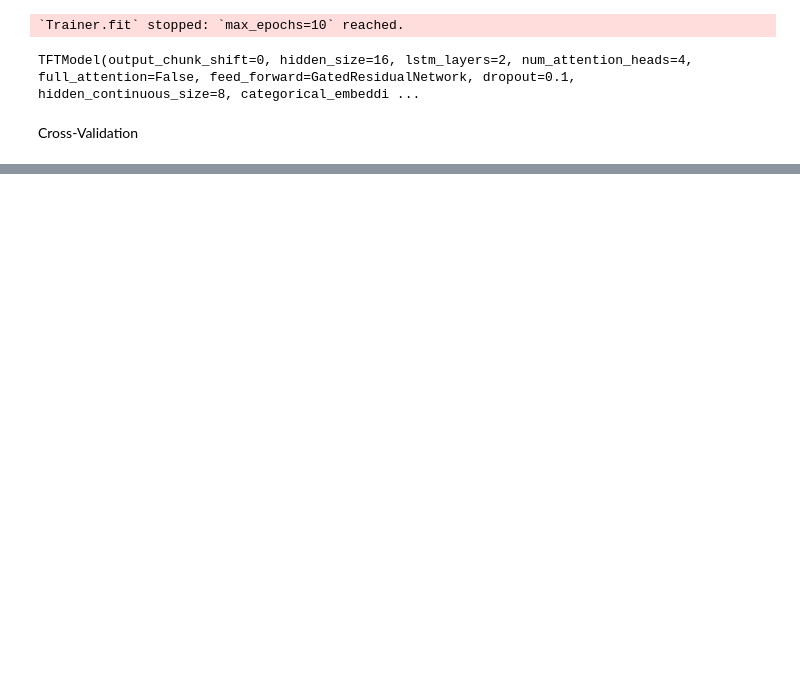
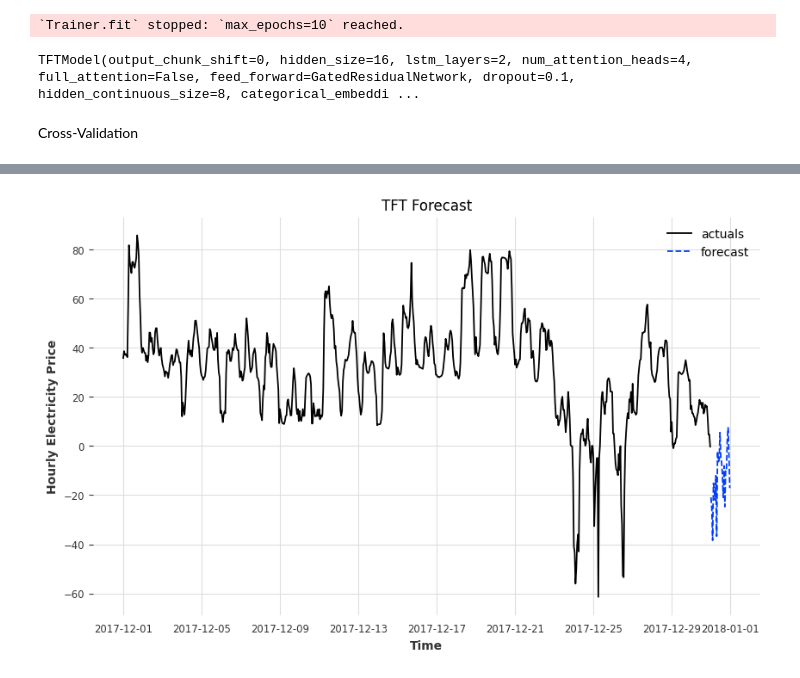
Before and after one commit to salgadosp/time_series, a Jupyter notebook: tft/tft.ipynb, the cells around one changed output, grey strips where cells are left out. Drawn from its saved outputs; the diff is of its cells as text; code cells hidden in the pictures; blank space fills up the shorter version.

Commit message:
Add tuned lstm

```diff
--- a/tft/tft.ipynb
+++ b/tft/tft.ipynb
@@ -319,0 +693,3 @@ plt.show()
+# %%
+best_params_dict = best_params.iloc[:,:-1].squeeze().to_dict()
+best_params_dict
@@ -319,0 +706,10 @@ plt.show()
+# %%
+int_params = ['input_chunk_length', 'output_chunk_length',
+              'hidden_size', 'num_attention_heads', 'batch_size',
+              'lstm_layers', 'n_epochs']
+
+for key in int_params:
+  best_params_dict[key] = int(best_params_dict[key])
+
+best_params_dict.update(fixed_params)
+best_params_dict
@@ -319,0 +734,6 @@ plt.show()
+# %%
+tuned_model = TFTModel(**best_params_dict)
+
+tuned_model.fit(y_transformed,
+                past_covariates = past_covariates_transformed,
+                future_covariates = future_covariates_transformed)
@@ -319,0 +760,8 @@ plt.show()
+# %%
+forecast = tuned_model.predict(n = 24,
+                               series = y_transformed,
+                               past_covariates = past_covariates_transformed,
+                               future_covariates = future_covariates_transformed)
+
+forecast = TimeSeries.pd_series(scaler_y.inverse_transform(forecast)).rename("TFT")
+forecast
@@ -319,0 +789,14 @@ plt.show()
+# %%
+fig, ax = plt.subplots(figsize = (10,6))
+
+ax.plot(df.y['2017-12':], label = "actuals")
+
+ax.plot(forecast, label = "forecast", linestyle = 'dashed')
+
+ax.set_xlabel("Time")
+ax.set_ylabel("Hourly Electricity Price")
+ax.set_title("TFT Forecast")
+ax.legend()
+plt.show()
+# %% [output]
+[figure, added]
```
Also changed, not shown: parts of 23 cells of this notebook.
